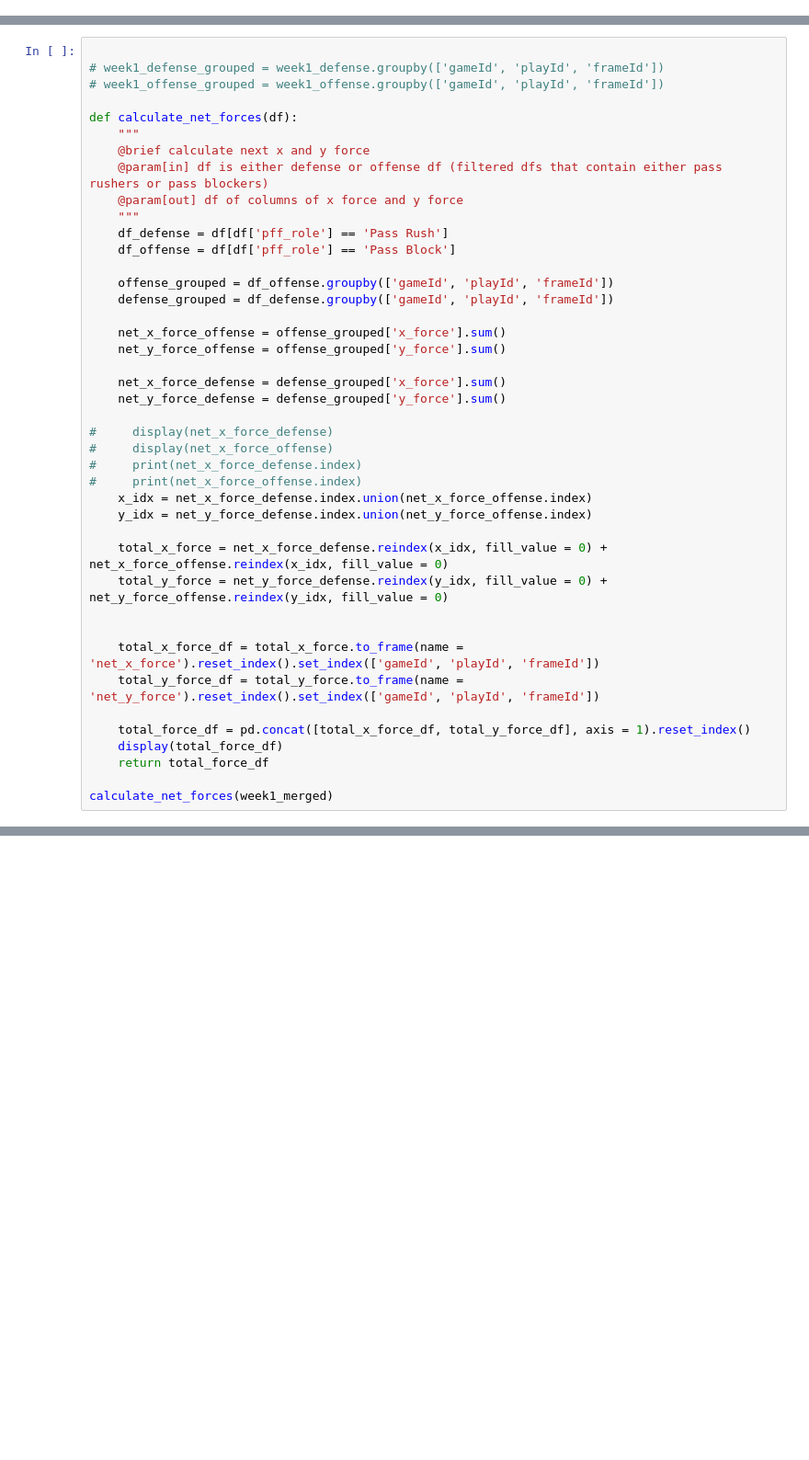
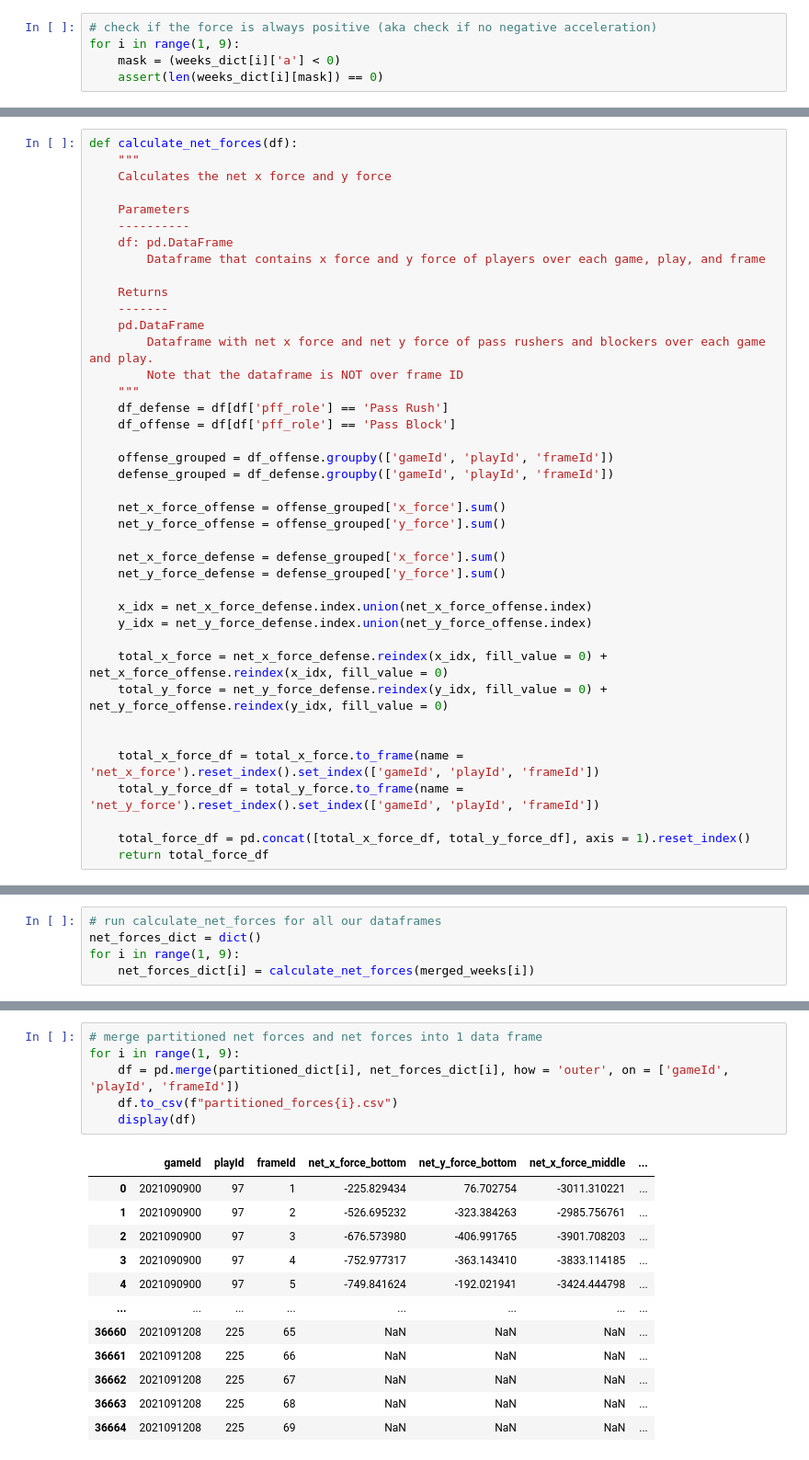
Before and after one commit to hlian188/NFLBigDataBowl, a Jupyter notebook: partitioned_force_calc.ipynb, the cells around one changed output, grey strips where cells are left out. Shown at 92% size. Saved outputs shown, nothing was run; the diff lists cells and outputs as text; blank space fills up the shorter version.

Commit message:
added comments to force calcs, fixed frame trimming but

```diff
--- a/partitioned_force_calc.ipynb
+++ b/partitioned_force_calc.ipynb
@@ -115,0 +60,5 @@ display(week1_merged)
+# %%
+# check if the force is always positive (aka check if no negative acceleration)
+for i in range(1, 9):
+    mask = (weeks_dict[i]['a'] < 0)
+    assert(len(weeks_dict[i][mask]) == 0)
@@ -116,13 +79,18 @@ display(week1_merged)
 # %%
-
-# week1_defense_grouped = week1_defense.groupby(['gameId', 'playId', 'frameId'])
-# week1_offense_grouped = week1_offense.groupby(['gameId', 'playId', 'frameId'])
-
 def calculate_net_forces(df):
     """
-    @brief calculate next x and y force
-    @param[in] df is either defense or offense df (filtered dfs that contain either pass rushers or pass blockers)
-    @param[out] df of columns of x force and y force
+    Calculates the net x force and y force
+
+    Parameters
+    ----------
+    df: pd.DataFrame
+        Dataframe that contains x force and y force of players over each game, play, and frame
+
+    Returns
+    -------
+    pd.DataFrame
+        Dataframe with net x force and net y force of pass rushers and blockers over each game and play.
+        Note that the dataframe is NOT over frame ID
     """
     df_defense = df[df['pff_role'] == 'Pass Rush']
     df_offense = df[df['pff_role'] == 'Pass Block']
@@ -136,10 +104,6 @@ def calculate_net_forces(df):
     net_x_force_defense = defense_grouped['x_force'].sum()
     net_y_force_defense = defense_grouped['y_force'].sum()
 
-#     display(net_x_force_defense)
-#     display(net_x_force_offense)
-#     print(net_x_force_defense.index)
-#     print(net_x_force_offense.index)
     x_idx = net_x_force_defense.index.union(net_x_force_offense.index)
     y_idx = net_y_force_defense.index.union(net_y_force_offense.index)
 
@@ -151,7 +115,4 @@ def calculate_net_forces(df):
     total_y_force_df = total_y_force.to_frame(name = 'net_y_force').reset_index().set_index(['gameId', 'playId', 'frameId'])
 
     total_force_df = pd.concat([total_x_force_df, total_y_force_df], axis = 1).reset_index()
-    display(total_force_df)
     return total_force_df
-
-calculate_net_forces(week1_merged)
@@ -276,0 +119,5 @@ test = new_df.groupby(['indicator']).apply(calculate_net_forces)
+# %%
+# run calculate_net_forces for all our dataframes
+net_forces_dict = dict()
+for i in range(1, 9):
+    net_forces_dict[i] = calculate_net_forces(merged_weeks[i])
@@ -641,0 +232,19 @@ display(pff.head())
+# %%
+# merge partitioned net forces and net forces into 1 data frame
+for i in range(1, 9):
+    df = pd.merge(partitioned_dict[i], net_forces_dict[i], how = 'outer', on = ['gameId', 'playId', 'frameId'])
+    df.to_csv(f"partitioned_forces{i}.csv")
+    display(df)
+# %% [output]
+|  | gameId | playId | frameId | net_x_force_bottom | net_y_force_bottom | net_x_force_middle | ... |
+| 0 | 2021090900 | 97 | 1 | -225.829434 | 76.702754 | -3011.310221 | ... |
+| 1 | 2021090900 | 97 | 2 | -526.695232 | -323.384263 | -2985.756761 | ... |
+| 2 | 2021090900 | 97 | 3 | -676.573980 | -406.991765 | -3901.708203 | ... |
+| 3 | 2021090900 | 97 | 4 | -752.977317 | -363.143410 | -3833.114185 | ... |
+| 4 | 2021090900 | 97 | 5 | -749.841624 | -192.021941 | -3424.444798 | ... |
+| ... | ... | ... | ... | ... | ... | ... | ... |
+| 36660 | 2021091208 | 225 | 65 | NaN | NaN | NaN | ... |
+| 36661 | 2021091208 | 225 | 66 | NaN | NaN | NaN | ... |
+| 36662 | 2021091208 | 225 | 67 | NaN | NaN | NaN | ... |
+| 36663 | 2021091208 | 225 | 68 | NaN | NaN | NaN | ... |
+| 36664 | 2021091208 | 225 | 69 | NaN | NaN | NaN | ... |
```
Also changed, not shown: parts of 26 cells of this notebook.
